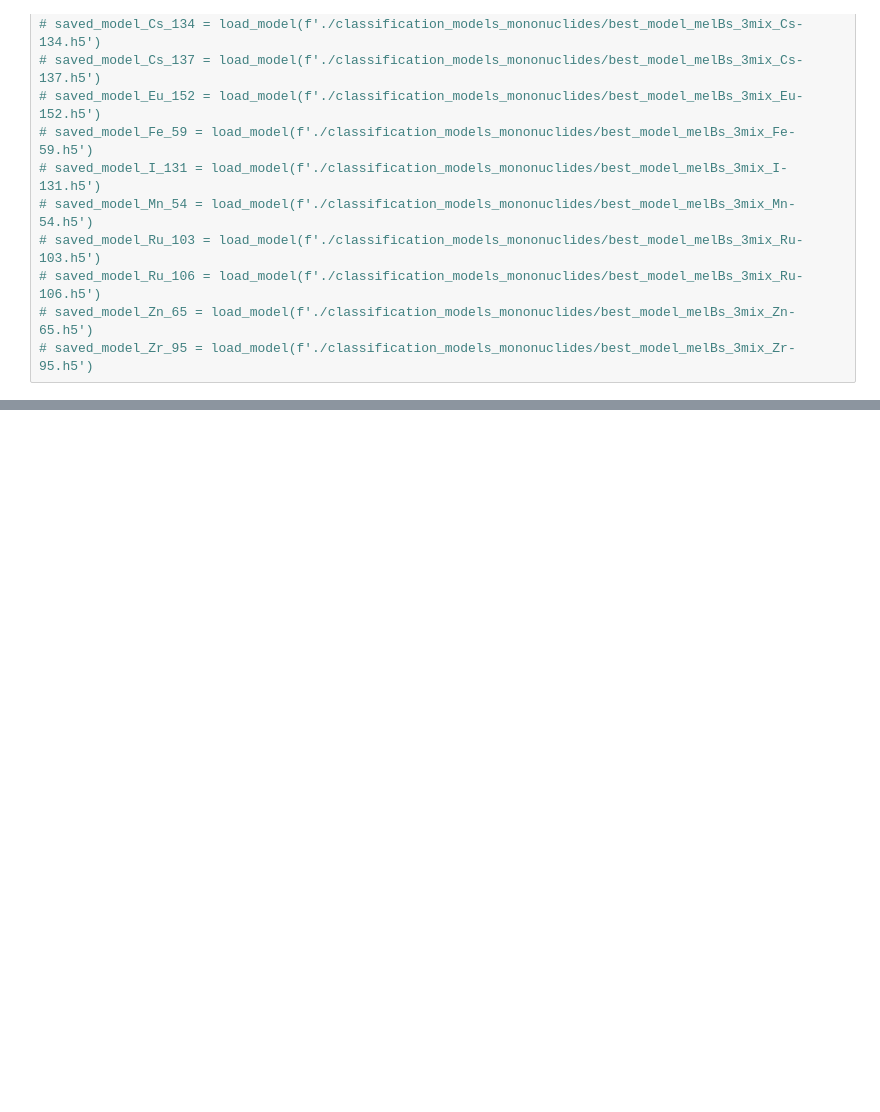
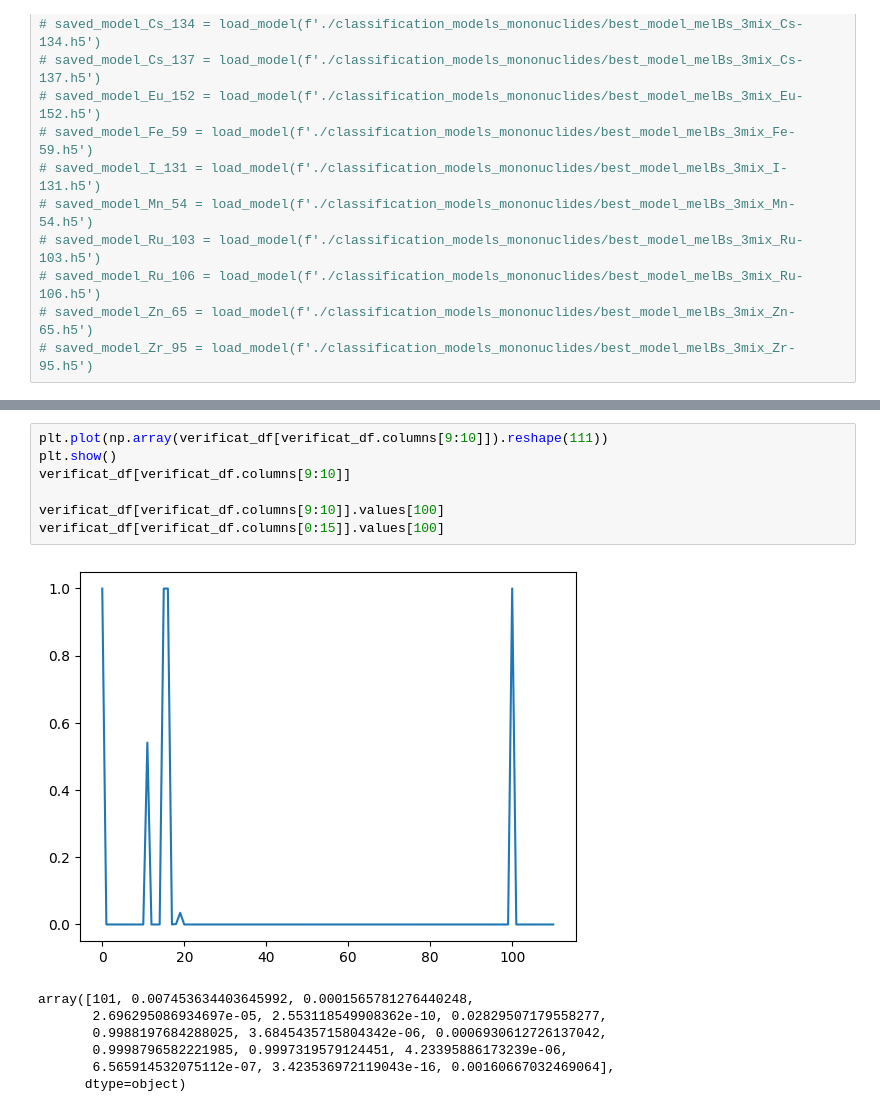
Before and after one commit to arbuz001/Wave-U-Net-Pytorch, a Jupyter notebook: classifier_mel_based.ipynb, the cells around one changed output, grey strips where cells are left out. Drawn from its saved outputs; the diff is of its cells as text; blank space fills up the shorter version.

```diff
--- a/classifier_mel_based.ipynb
+++ b/classifier_mel_based.ipynb
@@ -424,2 +612,17 @@ saved_model_Zr_95 = load_model(f'./classification_models_mononuclides/best_model
+# %%
+plt.plot(np.array(verificat_df[verificat_df.columns[9:10]]).reshape(111))
+plt.show()
+verificat_df[verificat_df.columns[9:10]]
+
+verificat_df[verificat_df.columns[9:10]].values[100]
+verificat_df[verificat_df.columns[0:15]].values[100]
+# %% [output]
+[figure, added]
+array([101, 0.007453634403645992, 0.0001565781276440248,
+       2.696295086934697e-05, 2.553118549908362e-10, 0.02829507179558277,
+       0.9988197684288025, 3.6845435715804342e-06, 0.0006930612726137042,
+       0.9998796582221985, 0.9997319579124451, 4.23395886173239e-06,
+       6.565914532075112e-07, 3.423536972119043e-16, 0.00160667032469064],
+      dtype=object)
 # %%
 ncldsss_lst = np.unique(data_mono['nuclide'])
```
Also changed, not shown: parts of 14 cells of this notebook.
